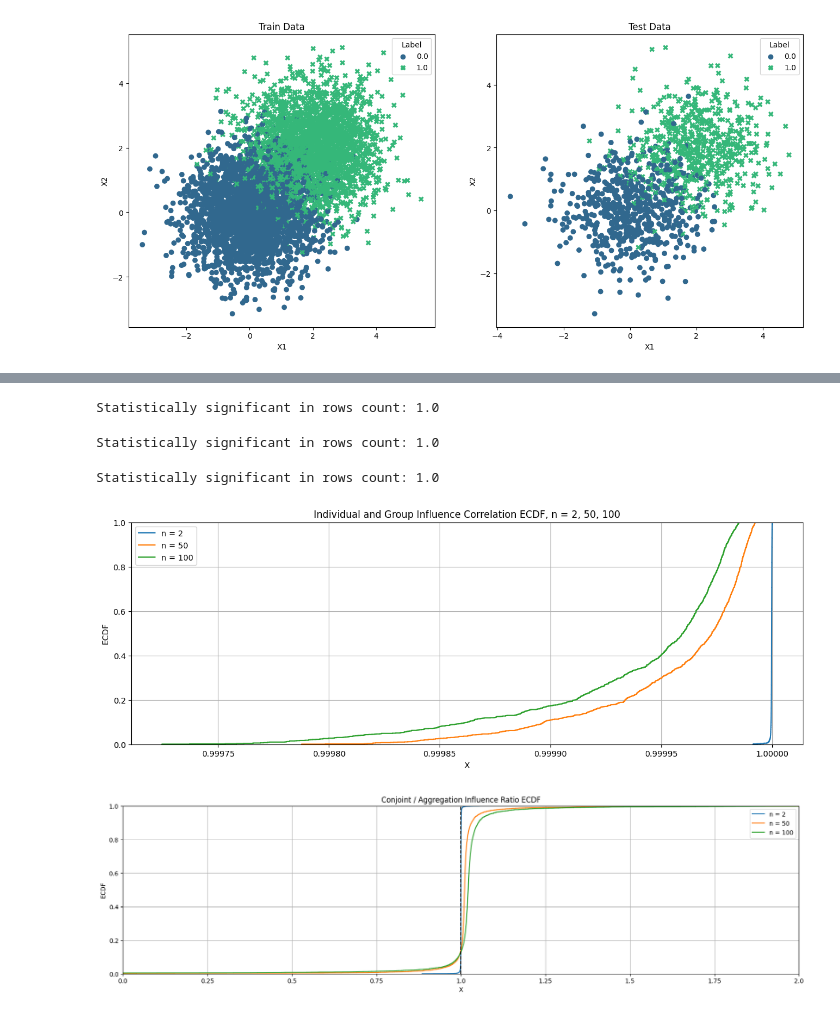
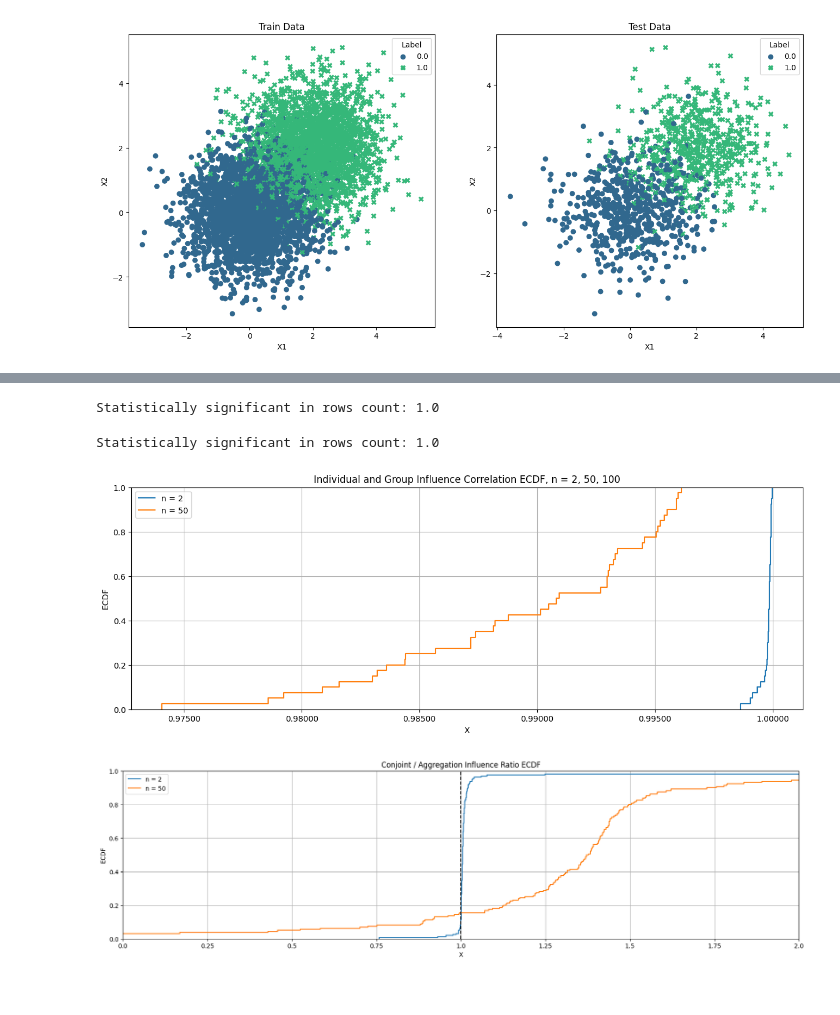
Before and after one commit to MurphLaws/Exp, a Jupyter notebook: scatter_ECDF.ipynb, the cells around one changed output, grey strips where cells are left out. Cells and saved outputs as stored; diff of their text form; code cells hidden in the pictures.

```diff
--- a/scatter_ECDF.ipynb
+++ b/scatter_ECDF.ipynb
@@ -319,7 +320,7 @@ def run_SLIN(df, matrix, class_label):
 
 
 
-DATA = create_data(6000)
+DATA = create_data(200)
 
 im = influence_matrix(DATA)
 
@@ -533,38 +533,37 @@ def just_this_class(df, matrix, class_label):
 imgn2 = group_influence_matrix(DATA, 2)
 imgn50 = group_influence_matrix(DATA, 50)
 imgn100 = group_influence_matrix(DATA, 100)
 
 
 plt.figure(figsize=(15, 5))
 
 ecdfn2 = ecdf(imgn2, aggregate_ind(im, imgn2))
 dfn2 = pd.DataFrame({'x': ecdfn2.x, 'y': ecdfn2.y})
 sns.ecdfplot(data=dfn2, x='x', label='n = 2')
 
 ecdfn50 = ecdf(imgn50, aggregate_ind(im, imgn50))
 dfn50 = pd.DataFrame({'x': ecdfn50.x, 'y': ecdfn50.y})
 sns.ecdfplot(data=dfn50, x='x', label='n = 50')
 
-ecdfn100 = ecdf(imgn100, aggregate_ind(im, imgn100))
-dfn100 = pd.DataFrame({'x': ecdfn100.x, 'y': ecdfn100.y})
-sns.ecdfplot(data=dfn100, x='x', label='n = 100')
+# ecdfn100 = ecdf(imgn100, aggregate_ind(im, imgn100))
+# dfn100 = pd.DataFrame({'x': ecdfn100.x, 'y': ecdfn100.y})
+# sns.ecdfplot(data=dfn100, x='x', label='n = 100')
 
 plt.xlabel('X')
 plt.ylabel('ECDF')
 plt.title('Individual and Group Influence Correlation ECDF, n = 2, 50, 100')
 plt.grid(True)
 
 plt.gca().xaxis.set_major_formatter(FixedFormatter(['{:0.5f}'.format(x) for x in plt.gca().get_xticks()]))
 
 
 
 plt.legend()  # Add a legend to show the labels
 plt.show()
 # %% [output]
 Statistically significant in rows count: 1.0
 Statistically significant in rows count: 1.0
-Statistically significant in rows count: 1.0
-[figure, old version]
+[figure, new version]
 # %%
 plt.figure(figsize=(20, 5))
 
@@ -587,12 +586,12 @@ dfr50 = pd.DataFrame({'x': ecdfr50.x, 'y': ecdfr50.y})
 sns.ecdfplot(data=dfr50, x='x', label='n = 50')
 plt.xlim(xmin, xmax)
 
-r100 = imgn100/aggregate_ind(im, imgn100)
-r100['ratio'] = r100.mean(axis=1)
-ecdfr100 = ECDF(r100['ratio'])
-dfr100 = pd.DataFrame({'x': ecdfr100.x, 'y': ecdfr100.y})
-sns.ecdfplot(data=dfr100, x='x', label='n = 100')
-plt.xlim(xmin, xmax)
+# r100 = imgn100/aggregate_ind(im, imgn100)
+# r100['ratio'] = r100.mean(axis=1)
+# ecdfr100 = ECDF(r100['ratio'])
+# dfr100 = pd.DataFrame({'x': ecdfr100.x, 'y': ecdfr100.y})
+# sns.ecdfplot(data=dfr100, x='x', label='n = 100')
+# plt.xlim(xmin, xmax)
 
 
 
@@ -609,7 +608,7 @@ plt.axvline(x=1, color='black', linestyle='--')
 plt.legend()  # Add a legend to show the labels
 plt.show()
 # %% [output]
-[figure, old version]
+[figure, new version]
 # %%
 # SANITY CHECK
 
```
Also changed, not shown: parts of 6 cells of this notebook.
